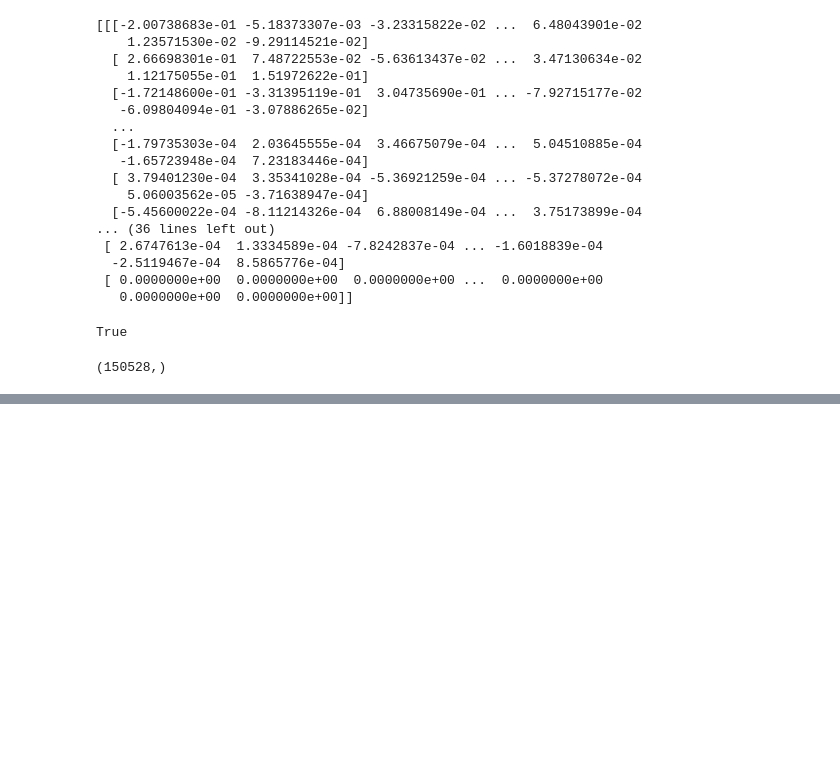
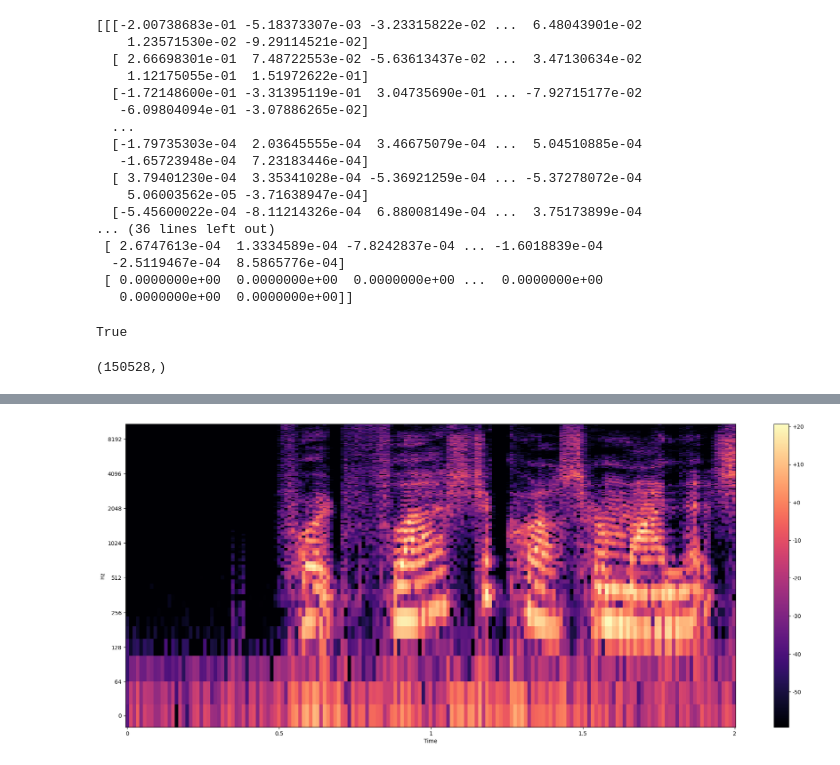
Before and after one commit to PHYSFUCK/VoiceTransformer, a Jupyter notebook: audio_preprocessing.ipynb, the cells around one changed output, grey strips where cells are left out. Saved outputs shown, nothing was run; the diff lists cells and outputs as text; code cells hidden in the pictures; blank space fills up the shorter version.

Commit message:
Updated preprocessing

```diff
--- a/audio_preprocessing.ipynb
+++ b/audio_preprocessing.ipynb
@@ -153,13 +153,15 @@ def GetSpec(audio, hop_size, frame_size):
 
     return data
 # %%
-def NormaliseData(spec):
+def NormaliseData(data, db_data):
 
-    mu = np.mean(spec)
-    sig = np.std(spec)
-    norm_spec = (spec - mu) / sig
+    sig = np.std(db_data)
 
-    return norm_spec, mu, sig
+    print(sig)
+    norm_data = data / sig
+    print(norm_data.shape)
+
+    return norm_data, sig
 # %%
 def ApplyRightPadding(audio_array, size):
     padding = np.array([0 for _ in range(size)])
@@ -172,5 +174,13 @@ def DenormalizeData(spec, mu, sig):
 
     return original_spec
+# %%
+def FreqToDB(spec):
+    real_part = spec[0]
+    imag_part = spec[1]
+    db_real_spec = librosa.amplitude_to_db(real_part)
+    db_imag_spec = librosa.amplitude_to_db(imag_part)
+
+    return db_real_spec, db_imag_spec
 # %%
 def ISTFT(spec, hop_size):
     audio = librosa.istft(spec, hop_length=hop_size)
@@ -191,7 +201,7 @@ SAVE_DIR = './save_dir'
 # %%
 def PreprocessAudioData(path_to_dir, duration, sr, frame_size, hop_size, save_dir):
     data = []
-    mu_sig_array = []
+    data_db = []
 
     for root, _ , files in os.walk(path_to_dir):
         for file in files:
@@ -203,13 +213,19 @@ def PreprocessAudioData(path_to_dir, duration, sr, frame_size, hop_size, save_di
                 audio = ApplyRightPadding(audio, size)
 
             data_sample = GetSpec(audio, HOP_SIZE, FRAME_SIZE)
-            data_sample, mu, sig = NormaliseData(data_sample)
-            mu_sig_array.append([mu, sig])
             data.append(data_sample)
+            real_db, imag_db = FreqToDB(data_sample)
+            real_db = real_db[np.newaxis, ...]
+            imag_db = imag_db[np.newaxis, ...]
+            data_sample_db = np.concatenate((real_db, imag_db), axis=0)
+            data_db.append(data_sample_db)
 
     data = np.array(data)
-    mu_sig_array = np.array(mu_sig_array)
-    SaveData(data, save_dir, 'data.npy')
-    SaveData(mu_sig_array, save_dir, 'mu_sig.npy')
+    data_db = np.array(data_db)
+    data, sigma = NormaliseData(data, data_db)
+    #SaveData(data, save_dir, 'data.npy')
+    print(data.shape)
+
+    return data, data_db, sigma
 # %%
-PreprocessAudioData(PATH_TO_DIR, DURATION, SAMPLE_RATE, FRAME_SIZE, HOP_SIZE, SAVE_DIR)
+DATA, DATA_DB, SIGMA = PreprocessAudioData(PATH_TO_DIR, DURATION, SAMPLE_RATE, FRAME_SIZE, HOP_SIZE, SAVE_DIR)
@@ -249,0 +303,5 @@ ipd.Audio(reconstructed_audio, rate=SAMPLE_RATE)
+# %%
+#REAL PART SPECTROGRAM
+plot_spectrogram(DATA_DB[0][0], SAMPLE_RATE, HOP_SIZE, y_axis='log')
+# %% [output]
+[figure, added]
```
Also changed, not shown: parts of 15 cells of this notebook.
